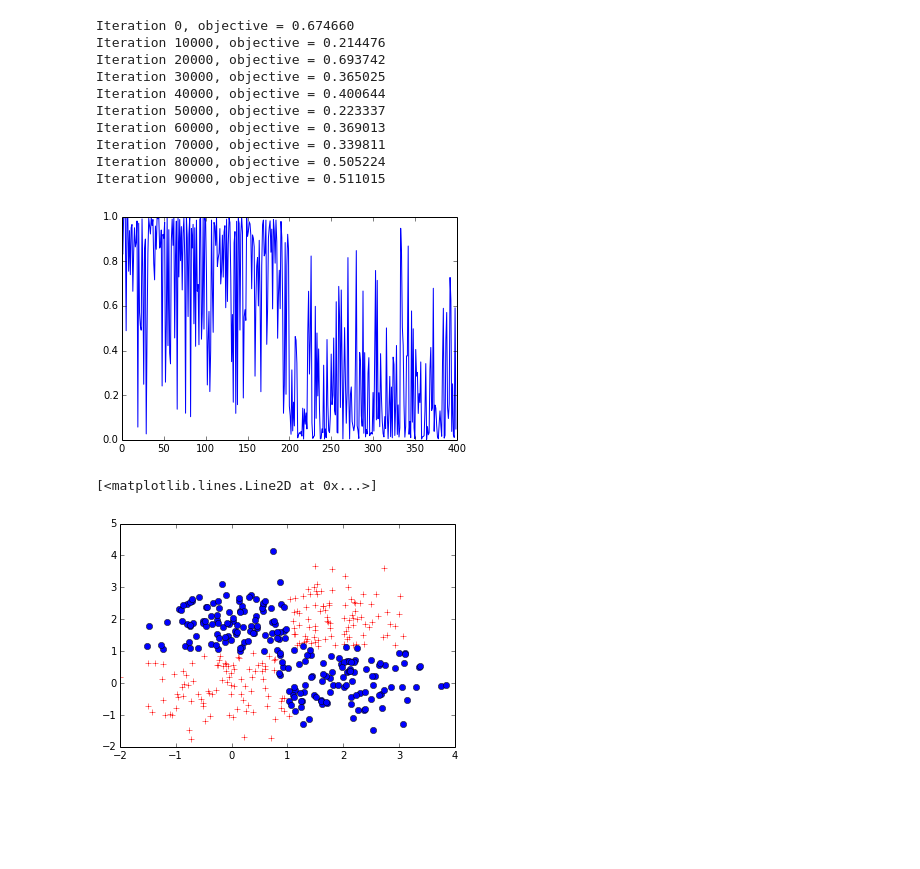
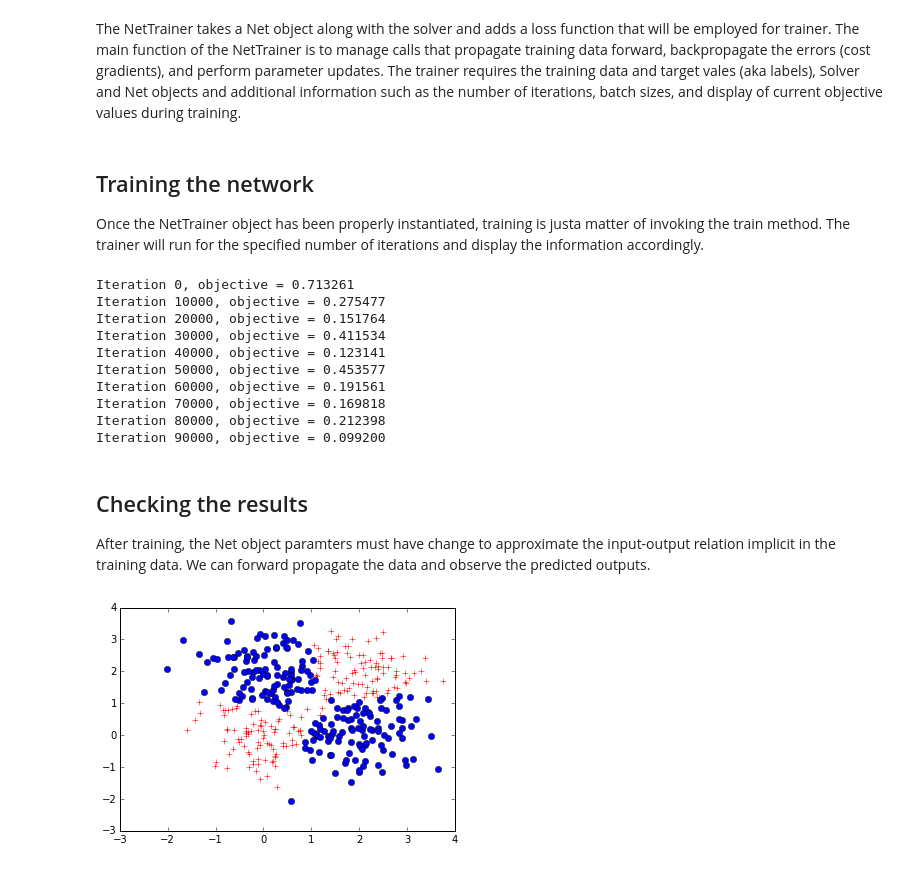
Before and after one commit to luisitobarcito/mini-DNN, a Jupyter notebook: xor_demo.ipynb, the cells around one changed output. Cells and saved outputs as stored; diff of their text form; code cells hidden in the pictures; blank space fills up the shorter version.

```diff
--- a/xor_demo.ipynb
+++ b/xor_demo.ipynb
@@ -11,10 +15,15 @@ Let's create a small dataset with samples from positive and negative classes.
 # %%
 N = 100
-data1a = np.random.multivariate_normal(mean=[0, 0], cov=[[0.5, 0],[0, 0.5]], size=N)
-data1b = np.random.multivariate_normal(mean=[2, 2], cov=[[0.5, 0],[0, 0.5]], size=N)
-data2a = np.random.multivariate_normal(mean=[0, 2], cov=[[0.5, 0],[0, 0.5]], size=N)
-data2b = np.random.multivariate_normal(mean=[2, 0], cov=[[0.5, 0],[0, 0.5]], size=N)
+data = np.concatenate((np.random.multivariate_normal(mean=[0, 0], cov=[[0.5, 0],[0, 0.5]], size=N), \
+                       np.random.multivariate_normal(mean=[2, 2], cov=[[0.5, 0],[0, 0.5]], size=N), \
+                       np.random.multivariate_normal(mean=[0, 2], cov=[[0.5, 0],[0, 0.5]], size=N), \
+                       np.random.multivariate_normal(mean=[2, 0], cov=[[0.5, 0],[0, 0.5]], size=N)), axis=0)
 
-data = np.concatenate((data1a, data1b, data2a, data2b), axis=0)
 # Arrays are explicitly defined as (N x 1) for convenience allowing generlizations to netowrks with multidimensional outputs
 labels = np.concatenate((np.ones((2*N, 1)), np.zeros((2*N, 1))), axis=0)
+
+plt.plot(data[labels[:,0] == 1, 0], data[labels[:,0] == 1, 1], 'r+', label='label = 1')
+plt.hold
+plt.plot(data[labels[:,0] == 0, 0], data[labels[:,0] == 0, 1], 'bo', label='label = 0')
+plt.legend()
+plt.show()
@@ -23 +50,3 @@ Let's define a multiple layer network to learn the XOR function.
+# %% [markdown]
+The NetTrainer takes a Net object along with the solver and adds a loss function that will be employed for trainer. The main function of the NetTrainer is to manage calls that propagate training data forward, backpropagate the errors (cost gradients), and perform parameter updates. The trainer requires the training data and target vales (aka labels), Solver and Net objects and additional information such as the number of iterations, batch sizes, and display of current objective values during training.
 # %%
@@ -43,29 +60,32 @@ train_params = {'net': my_net, \
                 'solver': my_solver, \
                 'print_interval': 10000}
 my_trainer = DNN.NetTrainer(train_params)
+# %% [markdown]
+## Training the network
+Once the NetTrainer object has been properly instantiated, training is justa  matter of invoking the train method. The trainer will run for the specified number of iterations and display the information accordingly.
 # %%
 my_trainer.train()
 # %% [output]
-Iteration 0, objective = 0.674660
-Iteration 10000, objective = 0.214476
-Iteration 20000, objective = 0.693742
-Iteration 30000, objective = 0.365025
-Iteration 40000, objective = 0.400644
-Iteration 50000, objective = 0.223337
-Iteration 60000, objective = 0.369013
-Iteration 70000, objective = 0.339811
-Iteration 80000, objective = 0.505224
-Iteration 90000, objective = 0.511015
+Iteration 0, objective = 0.713261
+Iteration 10000, objective = 0.275477
+Iteration 20000, objective = 0.151764
+Iteration 30000, objective = 0.411534
+Iteration 40000, objective = 0.123141
+Iteration 50000, objective = 0.453577
+Iteration 60000, objective = 0.191561
+Iteration 70000, objective = 0.169818
+Iteration 80000, objective = 0.212398
+Iteration 90000, objective = 0.099200
+# %% [markdown]
+## Checking the results
+After training, the Net object paramters must have change to approximate the input-output relation implicit in the training data. We can forward propagate the data and observe the predicted outputs.
 # %%
 my_net.forward(data)
-plt.plot(my_net.Xout)
-plt.show()
-
 pred_labels = np.reshape(my_net.Xout > 0.5, -1)
+## plot data point with the predicted labels
 plt.plot(data[pred_labels, 0], data[pred_labels, 1], 'r+')
 plt.hold
 plt.plot(data[np.logical_not(pred_labels), 0], data[np.logical_not(pred_labels), 1], 'bo')
+plt.show()
 # %% [output]
-[figure, old version]
+[figure, new version]
-[<matplotlib.lines.Line2D at 0x...>]
-[figure, removed]
```
Also changed, not shown: parts of 10 cells of this notebook, 3 other files.
